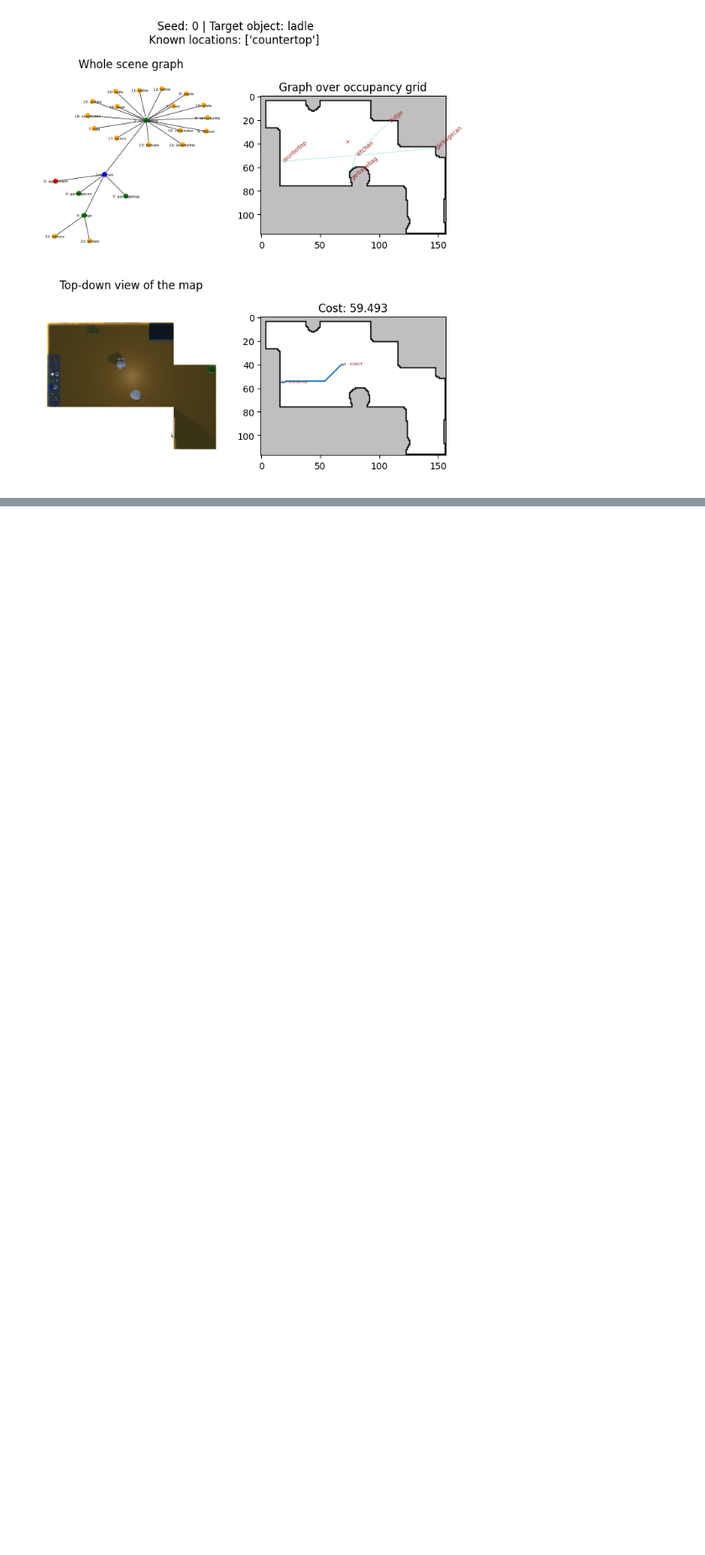
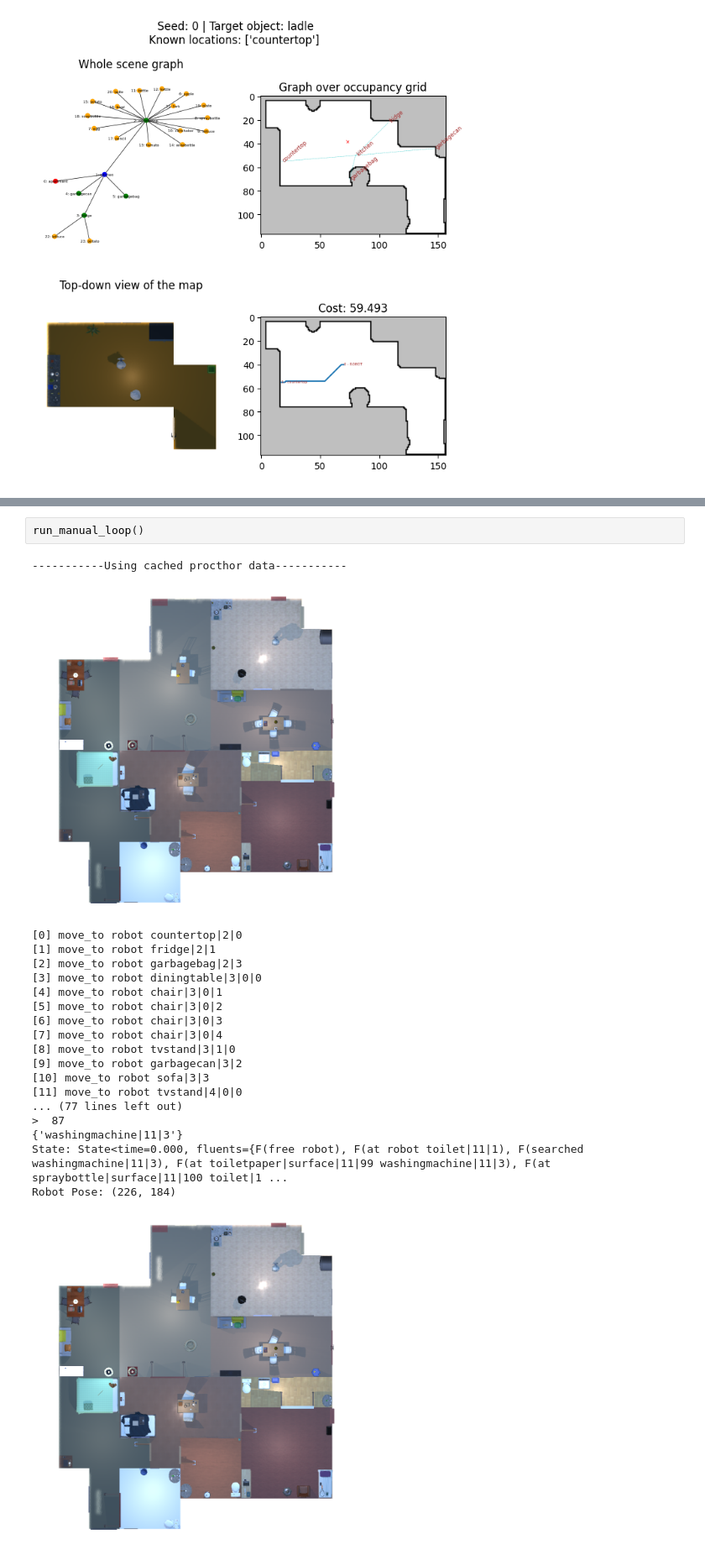
Before and after one commit to RAIL-group/RAIL-lsp-dev, a Jupyter notebook: resources/notebooks/Untitled.ipynb, the cells around one changed output, grey strips where cells are left out. Shown: that part at 84% size. Cells and saved outputs as stored; diff of their text form; blank space fills up the shorter version.

Commit message:
procthor sim with new stae added

```diff
--- a/resources/notebooks/Untitled.ipynb
+++ b/resources/notebooks/Untitled.ipynb
@@ -76,0 +552,23 @@ TOTAL TIME:  0.0006489753723144531
+# %%
+run_manual_loop()
+# %% [output]
+-----------Using cached procthor data-----------
+[figure, added]
+[0] move_to robot countertop|2|0
+[1] move_to robot fridge|2|1
+[2] move_to robot garbagebag|2|3
+[3] move_to robot diningtable|3|0|0
+[4] move_to robot chair|3|0|1
+[5] move_to robot chair|3|0|2
+[6] move_to robot chair|3|0|3
+[7] move_to robot chair|3|0|4
+[8] move_to robot tvstand|3|1|0
+[9] move_to robot garbagecan|3|2
+[10] move_to robot sofa|3|3
+[11] move_to robot tvstand|4|0|0
+... (77 lines left out)
+>  87
+{'washingmachine|11|3'}
+State: State<time=0.000, fluents={F(free robot), F(at robot toilet|11|1), F(searched washingmachine|11|3), F(at toiletpaper|surface|11|99 washingmachine|11|3), F(at spraybottle|surface|11|100 toilet|1 ...
+Robot Pose: (226, 184)
+[figure, added]
```
Also changed, not shown: parts of 4 cells of this notebook, 3 other files.
